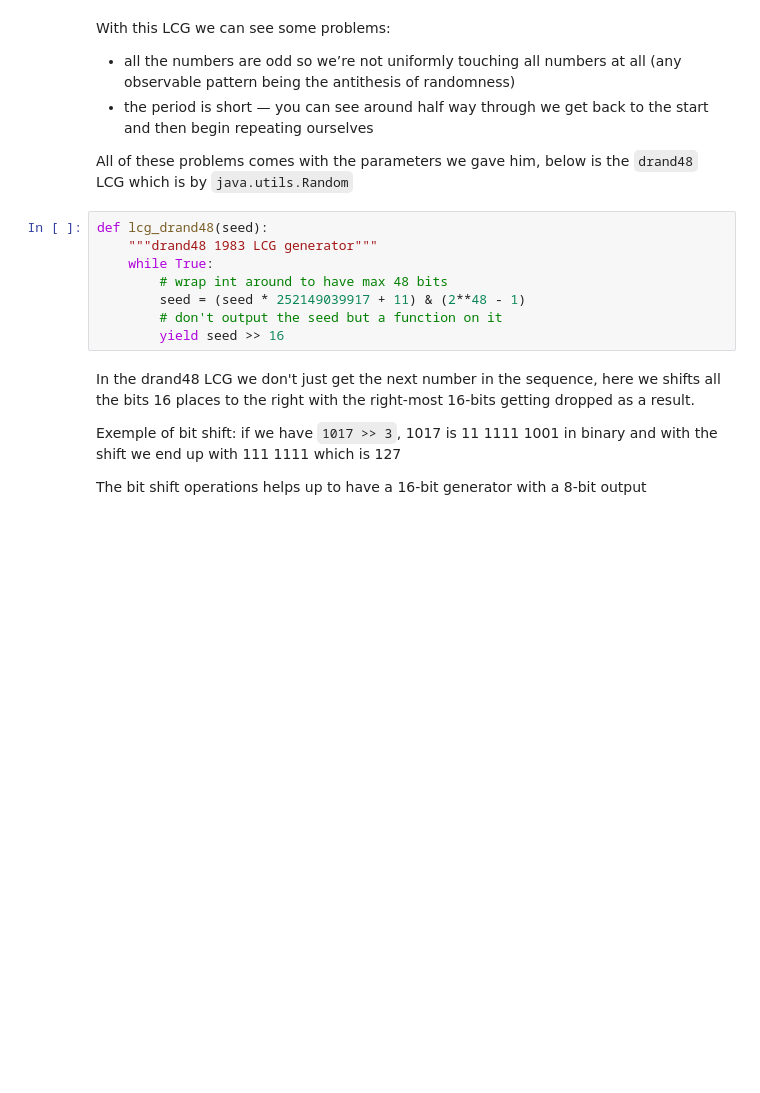
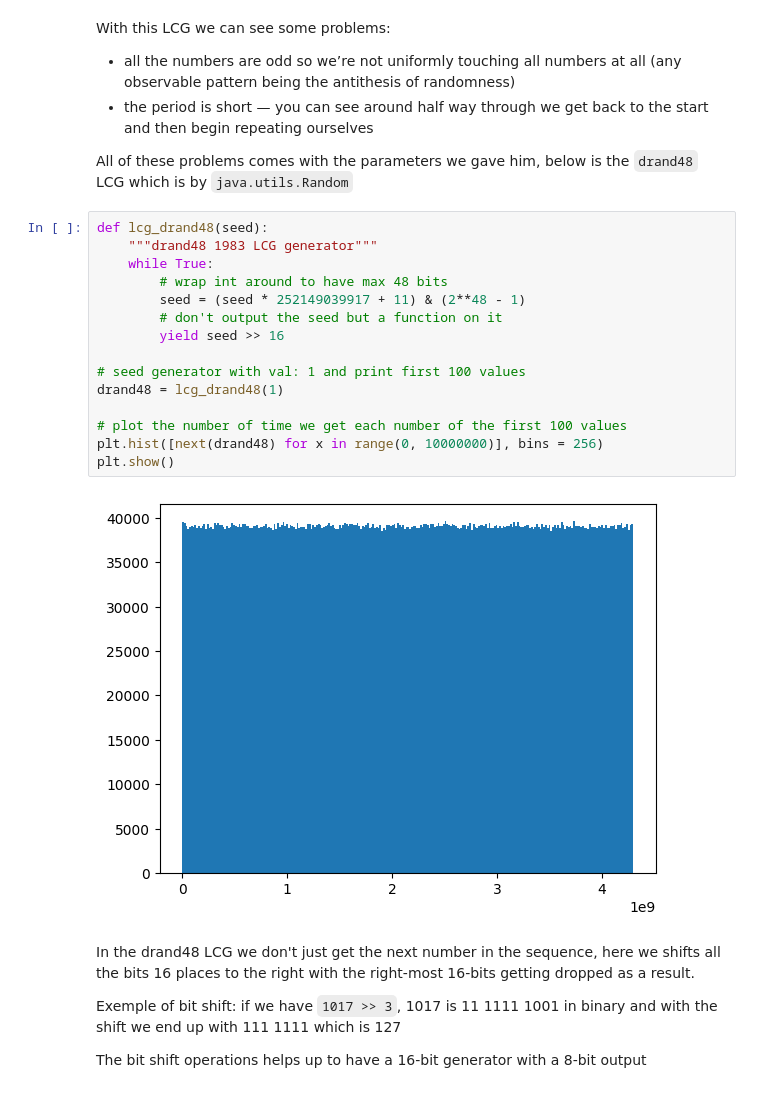
Before and after one commit to Eric-Philippe/PasswordGeneratorStudies, a Jupyter notebook: prng.ipynb, the cells around one changed output. Drawn from its saved outputs; the diff is of its cells as text; blank space fills up the shorter version.

```diff
--- a/prng.ipynb
+++ b/prng.ipynb
@@ -31,11 +40,20 @@ All of these problems comes with the parameters we gave him, below is the `drand
 # %%
 def lcg_drand48(seed):
     """drand48 1983 LCG generator"""
     while True:
         # wrap int around to have max 48 bits
         seed = (seed * 252149039917 + 11) & (2**48 - 1)
         # don't output the seed but a function on it
         yield seed >> 16
+
+# seed generator with val: 1 and print first 100 values
+drand48 = lcg_drand48(1)
+
+# plot the number of time we get each number of the first 100 values
+plt.hist([next(drand48) for x in range(0, 10000000)], bins = 256)
+plt.show()
+# %% [output]
+[figure, added]
 # %% [markdown]
 In the drand48 LCG we don't just get the next number in the sequence, here we shifts all the bits 16 places to the right with the right-most 16-bits getting dropped as a result.
 
```
Also changed, not shown: parts of 3 cells of this notebook, 1 other file.
